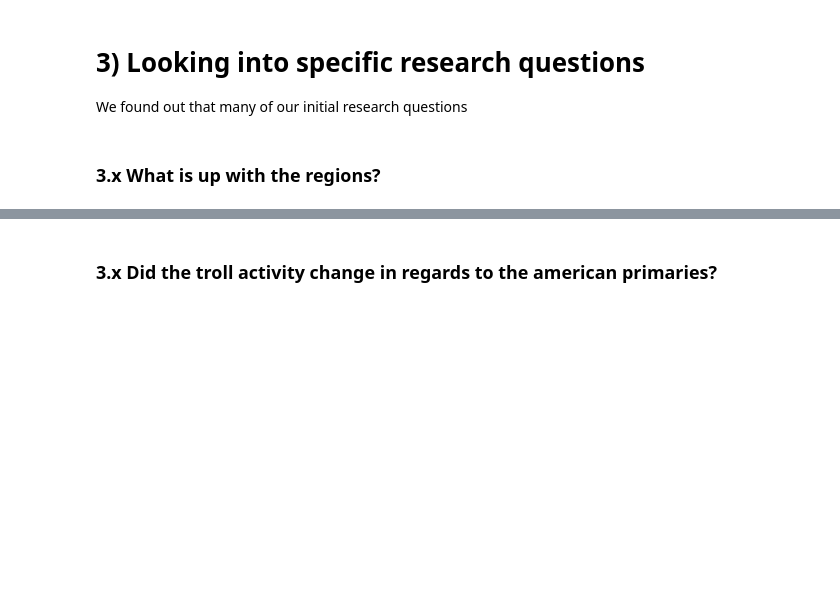
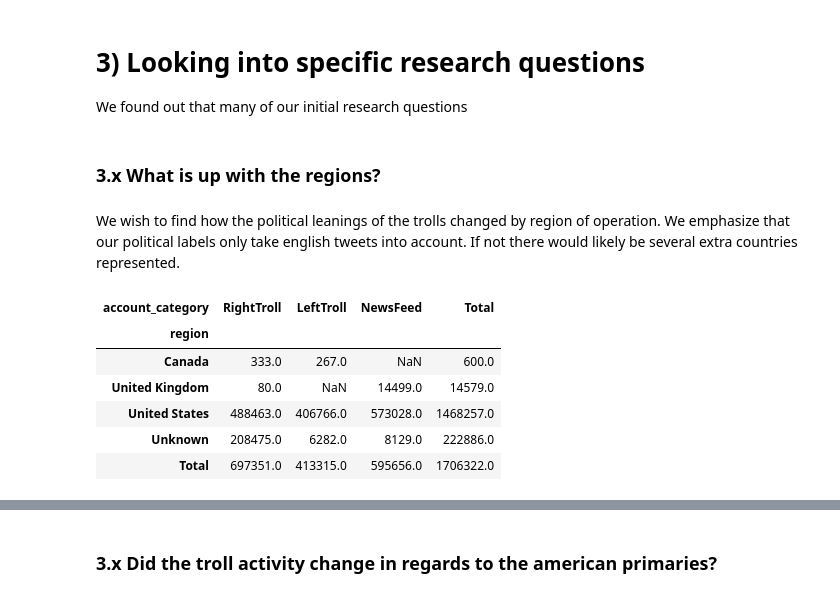
Before and after one commit to haakonms/ADAproject, a Jupyter notebook: Milestone2.ipynb, the cells around one changed output, grey strips where cells are left out. Cells and saved outputs as stored; diff of their text form; code cells hidden in the pictures; blank space fills up the shorter version.

```diff
--- a/Milestone2.ipynb
+++ b/Milestone2.ipynb
@@ -351,3 +356,25 @@ ax[1].set_xticklabels(most_pop_authors.tail(10)["account_category"], rotation=70
 We found out that many of our initial research questions
 # %% [markdown]
 ### 3.x What is up with the regions?
+# %% [markdown]
+We wish to find how the political leanings of the trolls changed by region of operation. We emphasize that our political labels only take english tweets into account. If not there would likely be several extra countries represented.
+# %%
+#We count our tweets by with account type as column, and countries as rows
+categories_country=pd.DataFrame(data1_political.groupby(["region","account_category"]).size()).unstack(level=-1)
+categories_country.columns = categories_country.columns.droplevel()
+#We add an extra row with the total amount of each account type
+#reorder rows
+categories_country=categories_country.filter(['RightTroll','LeftTroll',"NewsFeed"], axis=1)
+#an extra column is added to sort out countries with to few political tweets
+categories_country['Total'] = categories_country.sum(axis=1)
+categories_country = categories_country[categories_country["Total"]>400]
+categories_country.loc['Total']= categories_country.sum()
+display(categories_country)
+# %% [output]
+| account_category | RightTroll | LeftTroll | NewsFeed | Total |
+| region |  |  |  |  |
+| Canada | 333.0 | 267.0 | NaN | 600.0 |
+| United Kingdom | 80.0 | NaN | 14499.0 | 14579.0 |
+| United States | 488463.0 | 406766.0 | 573028.0 | 1468257.0 |
+| Unknown | 208475.0 | 6282.0 | 8129.0 | 222886.0 |
+| Total | 697351.0 | 413315.0 | 595656.0 | 1706322.0 |
```
Also changed, not shown: parts of 7 cells of this notebook.
